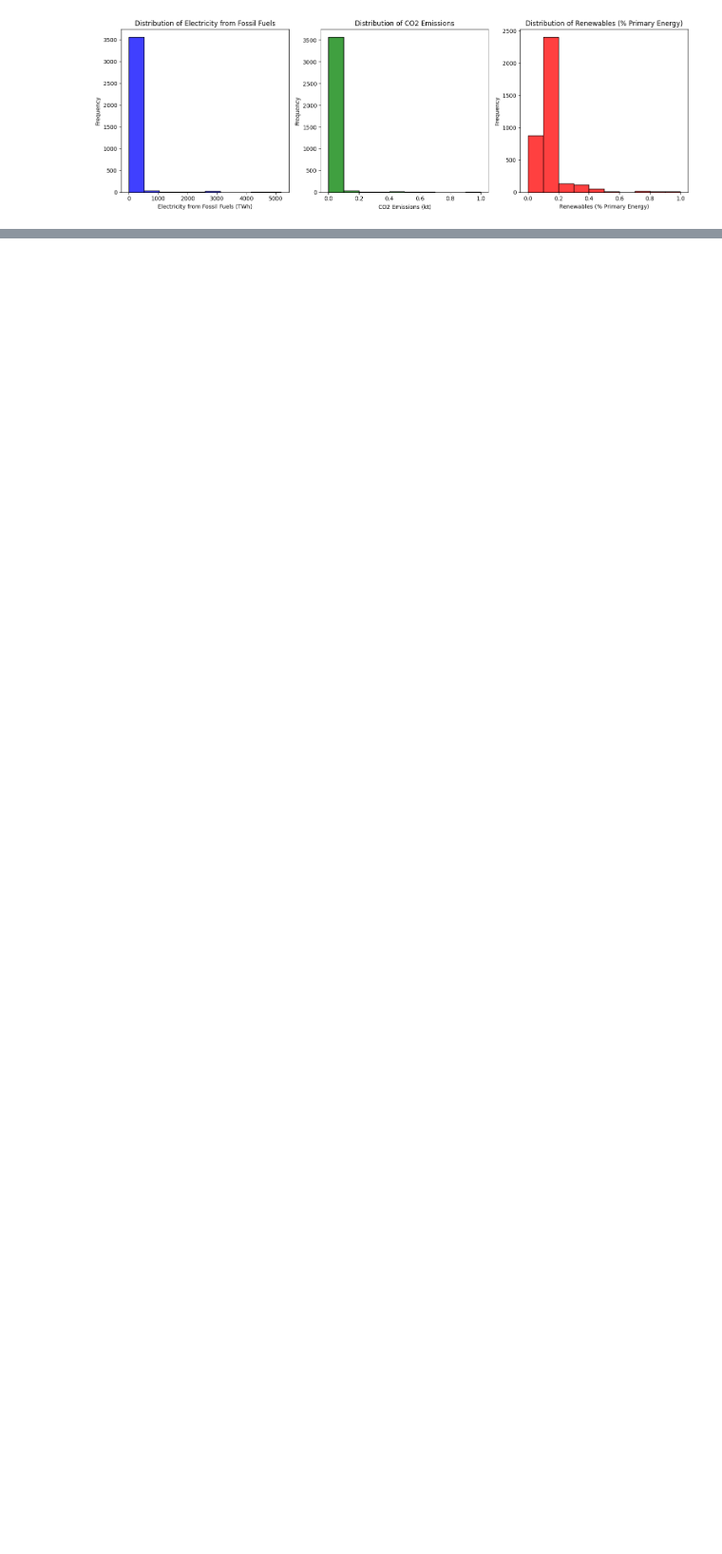
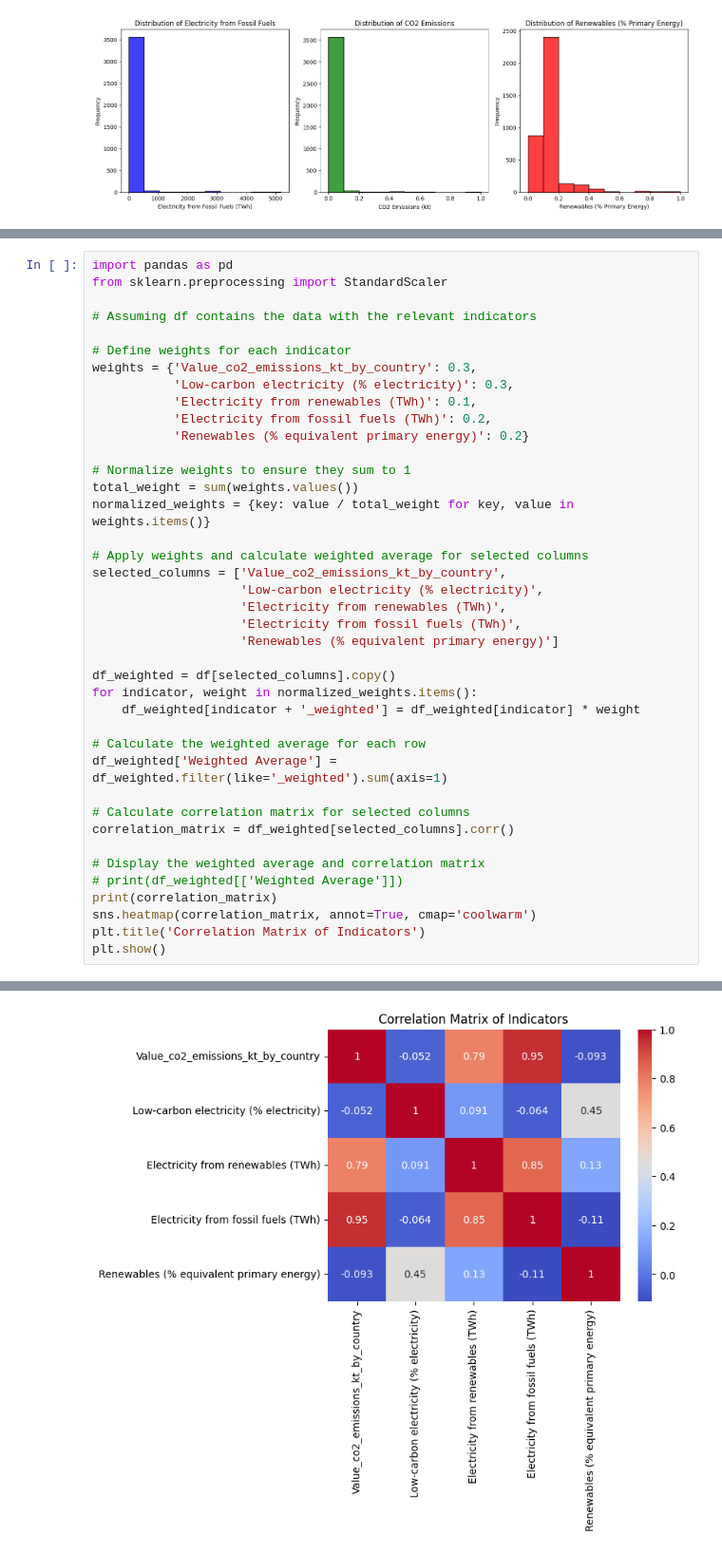
Before and after one commit to Annas-khan424/Data-visualisation, a Jupyter notebook: main.ipynb, the cells around one changed output, grey strips where cells are left out. Shown at 95% size. Drawn from its saved outputs; the diff is of its cells as text; blank space fills up the shorter version.

```diff
--- a/main.ipynb
+++ b/main.ipynb
@@ -897,0 +903,41 @@ plt.show()
+# %%
+import pandas as pd
+from sklearn.preprocessing import StandardScaler
+
+# Assuming df contains the data with the relevant indicators
+
+# Define weights for each indicator
+weights = {'Value_co2_emissions_kt_by_country': 0.3,
+           'Low-carbon electricity (% electricity)': 0.3,
+           'Electricity from renewables (TWh)': 0.1,
+           'Electricity from fossil fuels (TWh)': 0.2,
+           'Renewables (% equivalent primary energy)': 0.2}
+
+# Normalize weights to ensure they sum to 1
+total_weight = sum(weights.values())
+normalized_weights = {key: value / total_weight for key, value in weights.items()}
+
+# Apply weights and calculate weighted average for selected columns
+selected_columns = ['Value_co2_emissions_kt_by_country',
+                    'Low-carbon electricity (% electricity)',
+                    'Electricity from renewables (TWh)',
+                    'Electricity from fossil fuels (TWh)',
+                    'Renewables (% equivalent primary energy)']
+
+df_weighted = df[selected_columns].copy()
+for indicator, weight in normalized_weights.items():
+    df_weighted[indicator + '_weighted'] = df_weighted[indicator] * weight
+
+# Calculate the weighted average for each row
+df_weighted['Weighted Average'] = df_weighted.filter(like='_weighted').sum(axis=1)
+
+# Calculate correlation matrix for selected columns
+correlation_matrix = df_weighted[selected_columns].corr()
+
+# Display the weighted average and correlation matrix
+# print(df_weighted[['Weighted Average']])
+print(correlation_matrix)
+sns.heatmap(correlation_matrix, annot=True, cmap='coolwarm')
+plt.title('Correlation Matrix of Indicators')
+plt.show()
+# %% [output]
@@ -897,0 +961 @@ plt.show()
+[figure, added]
```
Also changed, not shown: parts of 5 cells of this notebook.
